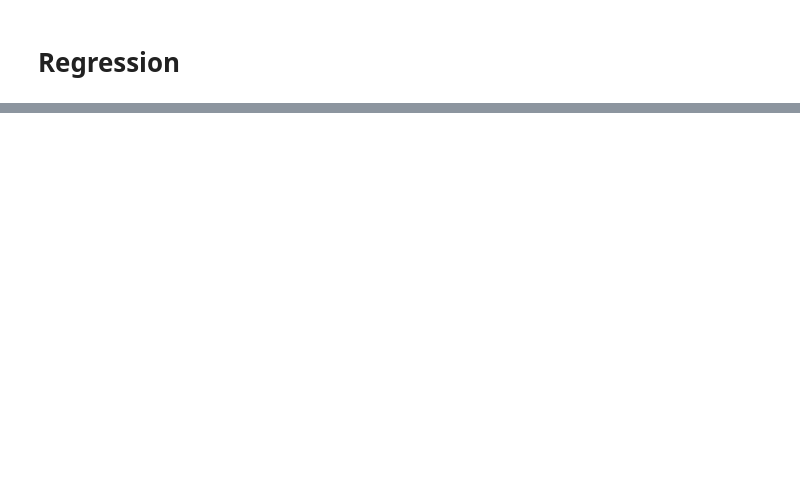
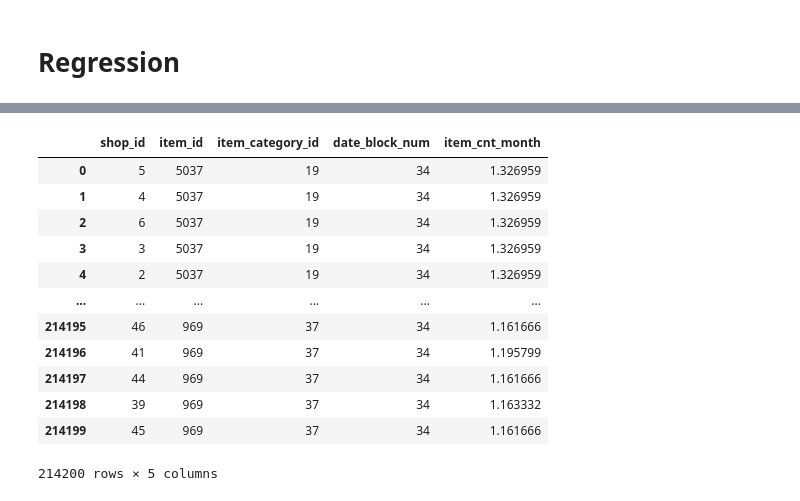
Before and after one commit to must4in3/7---Predict-Future-Sales, a Jupyter notebook: Data Cleaning.ipynb, the cells around one changed output, grey strips where cells are left out. Saved outputs shown, nothing was run; the diff lists cells and outputs as text; code cells hidden in the pictures; blank space fills up the shorter version.

Commit message:
first prediction

```diff
--- a/Data Cleaning.ipynb
+++ b/Data Cleaning.ipynb
@@ -141,0 +134,6 @@ df_test[['shop_id','item_id','item_category_id','date_block_num']]
+# %%
+reg = GradientBoostingRegressor(n_estimators = 10, loss='huber', min_samples_leaf=6, max_depth=7,
+                                max_leaf_nodes=250, min_samples_split=45
+                                )
+# %%
+reg.fit(X_df_train, y_df_train)
@@ -141,0 +166,21 @@ df_test[['shop_id','item_id','item_category_id','date_block_num']]
+# %%
+y_pred_GBR= reg.predict(df_test)
+# %%
+y_test_GBR = df_test.copy()
+y_test_GBR['item_cnt_month']= y_pred_GBR
+# %%
+y_test_GBR
+# %% [output]
+|  | shop_id | item_id | item_category_id | date_block_num | item_cnt_month |
+| 0 | 5 | 5037 | 19 | 34 | 1.326959 |
+| 1 | 4 | 5037 | 19 | 34 | 1.326959 |
+| 2 | 6 | 5037 | 19 | 34 | 1.326959 |
+| 3 | 3 | 5037 | 19 | 34 | 1.326959 |
+| 4 | 2 | 5037 | 19 | 34 | 1.326959 |
+| ... | ... | ... | ... | ... | ... |
+| 214195 | 46 | 969 | 37 | 34 | 1.161666 |
+| 214196 | 41 | 969 | 37 | 34 | 1.195799 |
+| 214197 | 44 | 969 | 37 | 34 | 1.161666 |
+| 214198 | 39 | 969 | 37 | 34 | 1.163332 |
+| 214199 | 45 | 969 | 37 | 34 | 1.161666 |
+214200 rows × 5 columns
```
Also changed, not shown: parts of 9 cells of this notebook.
